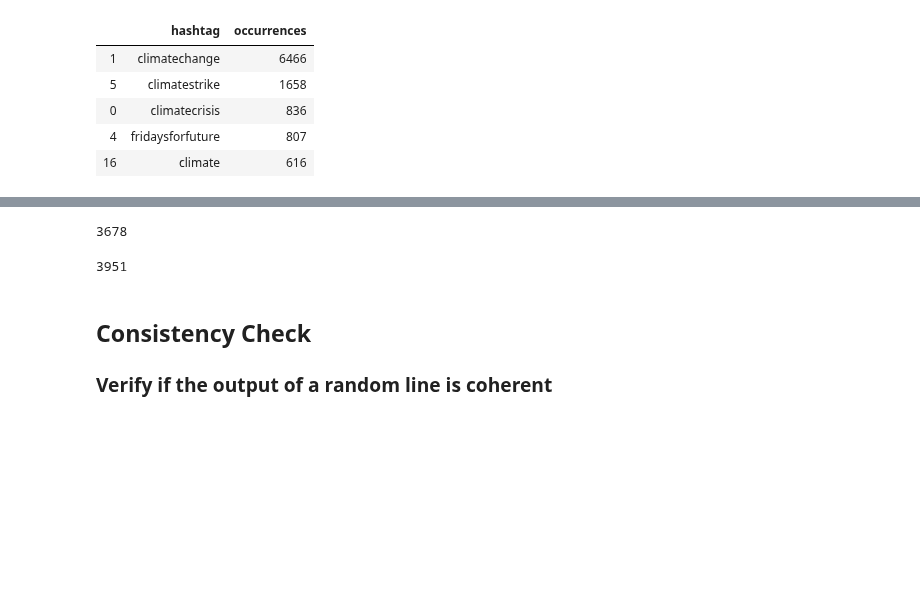
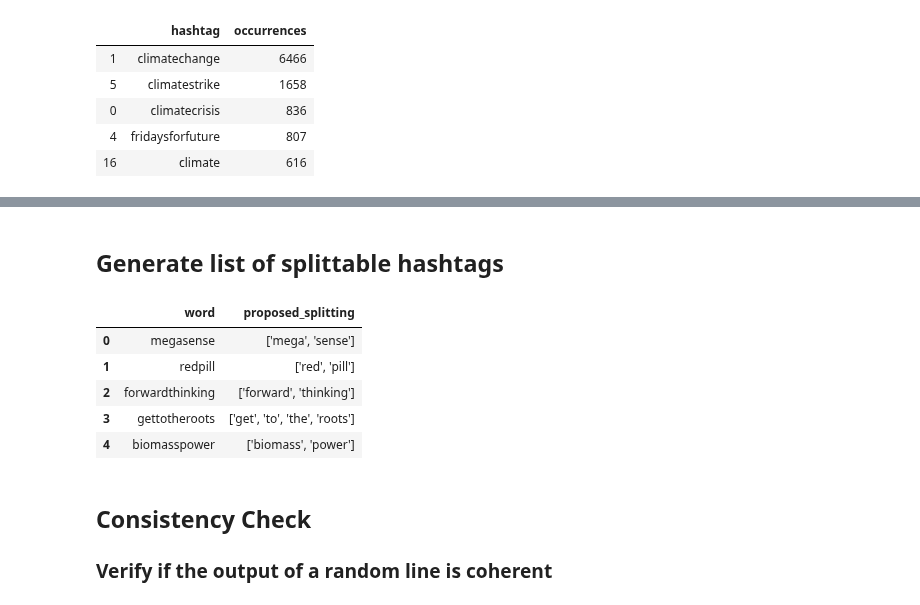
Before and after one commit to Mmiglio/ClimateAction, a Jupyter notebook: hashtags_greta.ipynb, the cells around one changed output, grey strips where cells are left out. Drawn from its saved outputs; the diff is of its cells as text; code cells hidden in the pictures; blank space fills up the shorter version.

Commit message:
created list of splittable hashtags

```diff
--- a/hashtags_greta.ipynb
+++ b/hashtags_greta.ipynb
@@ -152,11 +143,46 @@ print(top_hash_post.shape)
-# %%
-len(set(top_hash_post.hashtag.values.tolist()) - set(top_hash_pre.hashtag.values.tolist()))
-# %% [output]
-3678
-# %%
-len(set(top_hash_pre.hashtag.values.tolist()) - set(top_hash_post.hashtag.values.tolist()))
-# %% [output]
-3951
+# %% [markdown]
+## Generate list of splittable hashtags
+# %%
+import wordninja
+import enchant
+
+# Define the American English set of allowed words
+EN_DICT = enchant.Dict("en_US")
+# %%
+def words_in_dict(words, dict_=EN_DICT):
+    """ Check if all the words belong to dict
+    """
+    for word in words:
+        if dict_.check(word) == False:
+            return False
+    return True
+
+
+
+hashtags = list(set(top_hash_pre.hashtag) | set(top_hash_post.hashtag))
+splittable_words = {}
+
+for hashtag in hashtags:
+    # define the list of words obtained by splitting the hashtag
+    hashtag_splitted = wordninja.split(hashtag)
+    # check if the split consists in more than one word
+    if len(hashtag_splitted) > 1:
+        # check if splitted words belong to english dict
+        if words_in_dict(hashtag_splitted):
+            # save the word and the suggested splitting
+            splittable_words[hashtag] = str(hashtag_splitted)
+
+splittable_words = pd.DataFrame.from_dict(splittable_words.items())
+splittable_words.columns = ("word", "proposed_splitting")
+# %%
+splittable_words.head()
+# %% [output]
+|  | word | proposed_splitting |
+| 0 | megasense | ['mega', 'sense'] |
+| 1 | redpill | ['red', 'pill'] |
+| 2 | forwardthinking | ['forward', 'thinking'] |
+| 3 | gettotheroots | ['get', 'to', 'the', 'roots'] |
+| 4 | biomasspower | ['biomass', 'power'] |
 # %% [markdown]
 ## Consistency Check
 ### Verify if the output of a random line is coherent
```
Also changed, not shown: parts of 4 cells of this notebook, 1 other file.
